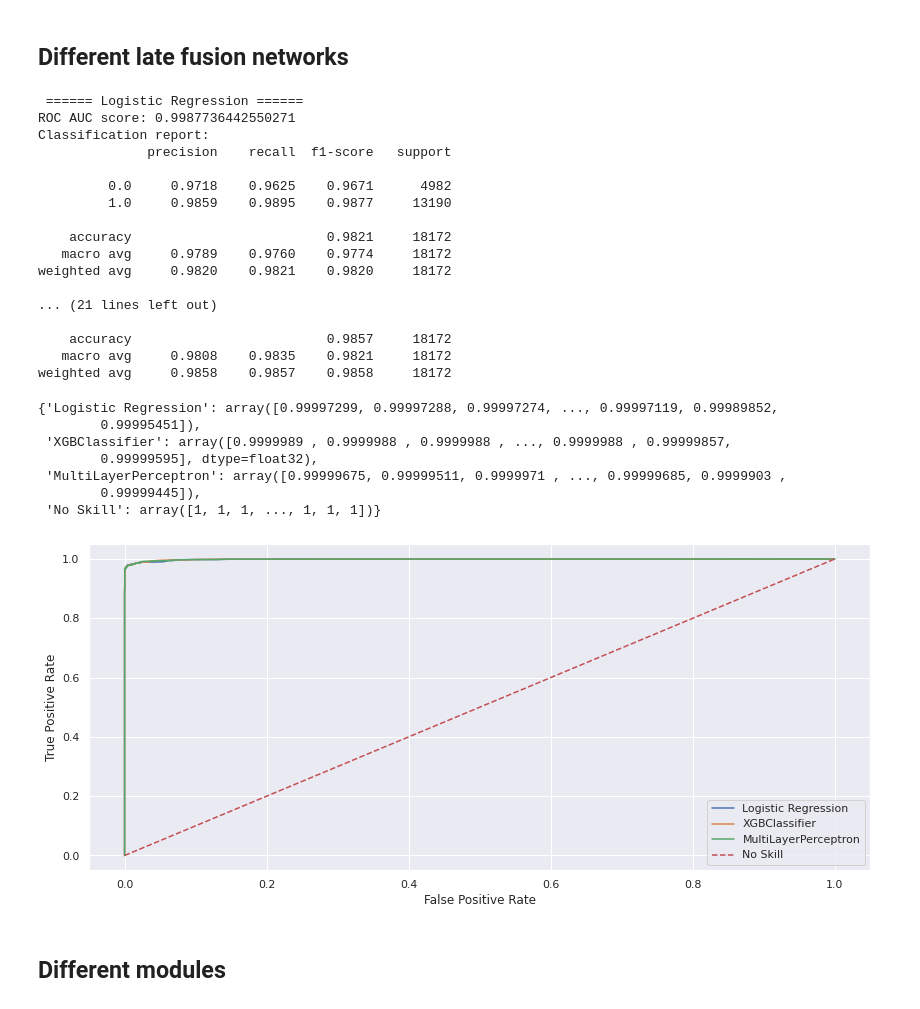
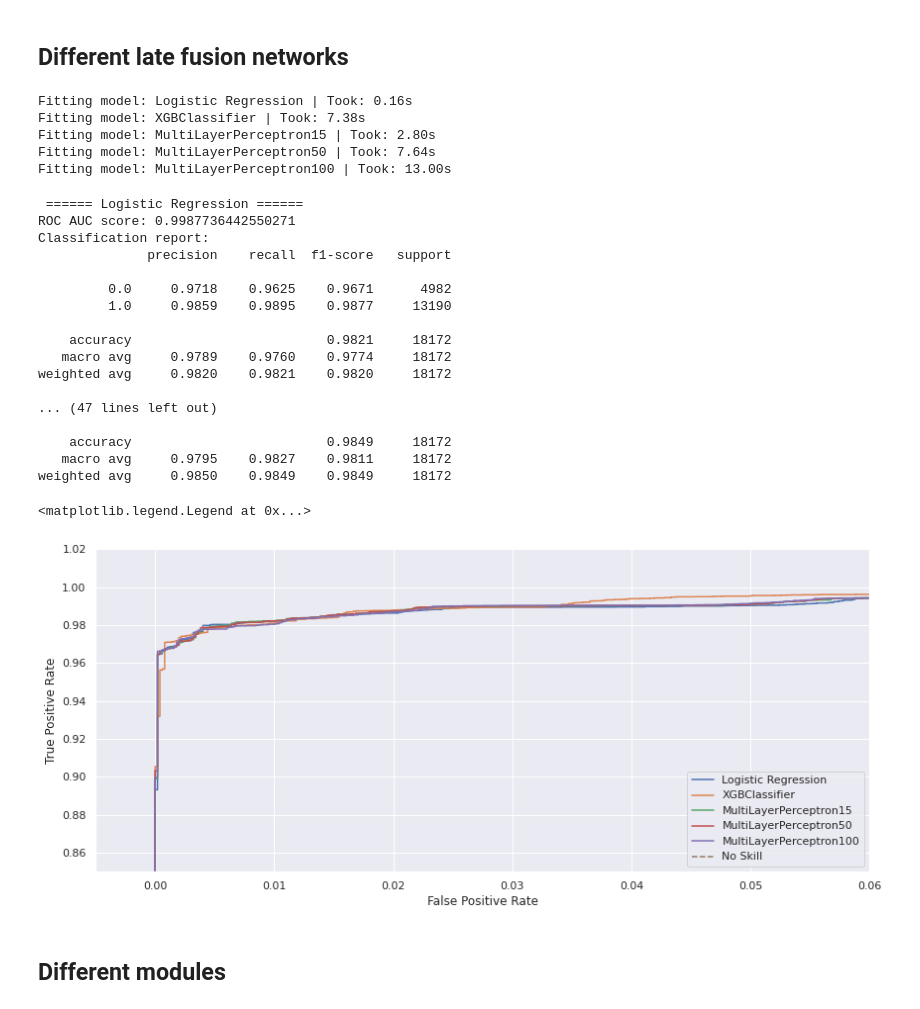
Before and after one commit to dtrizna/quo.vadis, a Jupyter notebook: evaluation/composite/composite_model_evaluation.ipynb, the cells around one changed output. Drawn from its saved outputs; the diff is of its cells as text; code cells hidden in the pictures.

```diff
--- a/evaluation/composite/composite_model_evaluation.ipynb
+++ b/evaluation/composite/composite_model_evaluation.ipynb
@@ -78,33 +86,37 @@ x_trains = dict([(model, x_train) for model in models])
 x_tests = dict([(model, x_test) for model in models])
 # %%
 fit(models, x_trains, y_train)
-evaluate(models, x_tests, y_test)
 # %% [output]
- ====== Logistic Regression ======
-ROC AUC score: 0.9987736442550271
-Classification report:
-              precision    recall  f1-score   support
-
-         0.0     0.9718    0.9625    0.9671      4982
-         1.0     0.9859    0.9895    0.9877     13190
-
-    accuracy                         0.9821     18172
-   macro avg     0.9789    0.9760    0.9774     18172
-weighted avg     0.9820    0.9821    0.9820     18172
-
-... (21 lines left out)
-
-    accuracy                         0.9857     18172
-   macro avg     0.9808    0.9835    0.9821     18172
-weighted avg     0.9858    0.9857    0.9858     18172
+Fitting model: Logistic Regression | Took: 0.16s
+Fitting model: XGBClassifier | Took: 7.38s
+Fitting model: MultiLayerPerceptron15 | Took: 2.80s
+Fitting model: MultiLayerPerceptron50 | Took: 7.64s
+Fitting model: MultiLayerPerceptron100 | Took: 13.00s
-{'Logistic Regression': array([0.99997299, 0.99997288, 0.99997274, ..., 0.99997119, 0.99989852,
-        0.99995451]),
- 'XGBClassifier': array([0.9999989 , 0.9999988 , 0.9999988 , ..., 0.9999988 , 0.99999857,
-        0.99999595], dtype=float32),
- 'MultiLayerPerceptron': array([0.99999675, 0.99999511, 0.9999971 , ..., 0.99999685, 0.9999903 ,
-        0.99999445]),
- 'No Skill': array([1, 1, 1, ..., 1, 1, 1])}
-[figure, removed]
+# %%
+pp = evaluate(models, x_tests, y_test)
+plt.xlim([-0.005, 0.06])
+plt.ylim([0.85, 1.02])
+plt.legend(loc="lower right")
+# %% [output]
+ ====== Logistic Regression ======
+ROC AUC score: 0.9987736442550271
+Classification report:
+              precision    recall  f1-score   support
+
+         0.0     0.9718    0.9625    0.9671      4982
+         1.0     0.9859    0.9895    0.9877     13190
+
+    accuracy                         0.9821     18172
+   macro avg     0.9789    0.9760    0.9774     18172
+weighted avg     0.9820    0.9821    0.9820     18172
+
+... (47 lines left out)
+
+    accuracy                         0.9849     18172
+   macro avg     0.9795    0.9827    0.9811     18172
+weighted avg     0.9850    0.9849    0.9849     18172
+<matplotlib.legend.Legend at 0x...>
+[figure, added]
 # %% [markdown]
 ## Different modules
 # %%
```
Also changed, not shown: parts of 16 cells of this notebook.
